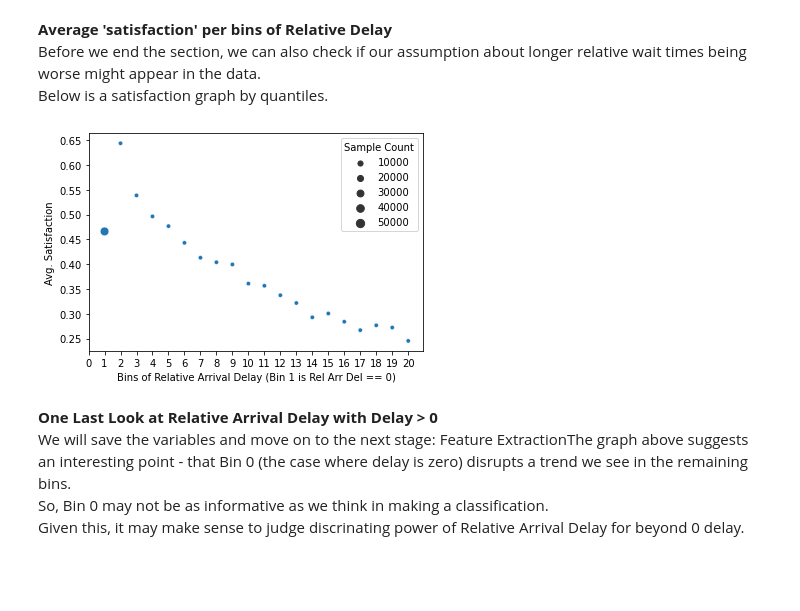
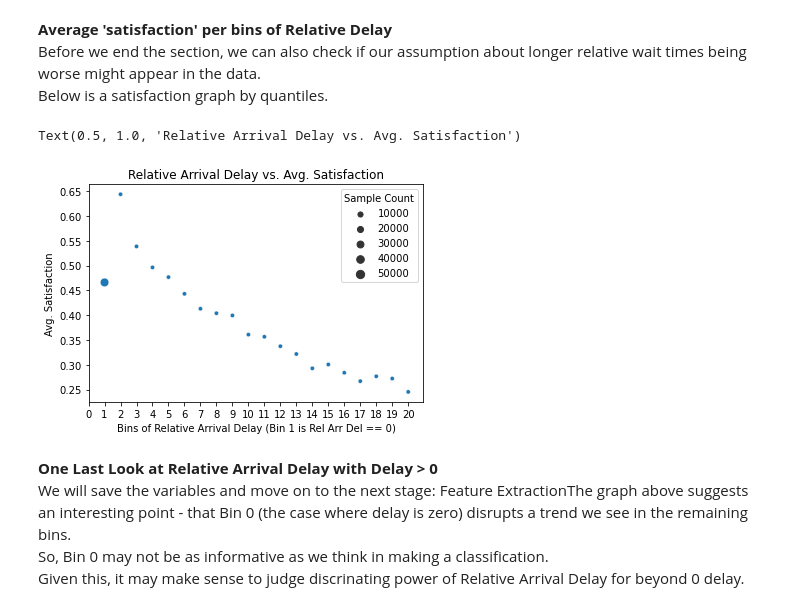
Before and after one commit to artunart/Happier-Passengers, a Jupyter notebook: Happier Passengers - Part 3 - Feature Engineering.ipynb, the cells around one changed output. Drawn from its saved outputs; the diff is of its cells as text; code cells hidden in the pictures; blank space fills up the shorter version.

```diff
--- a/Happier Passengers - Part 3 - Feature Engineering.ipynb
+++ b/Happier Passengers - Part 3 - Feature Engineering.ipynb
@@ -86,27 +81,29 @@ Below is a satisfaction graph by quantiles.
 # %%
 _, bin_pos =  pd.qcut(Rel_Arr_Delay_train[Rel_Arr_Delay_train > 0],
                                          q=19, retbins=True)
 bins = np.insert(bin_pos, 0, -1)
 
 _df = pd.DataFrame({'Rel_Arr_Delay':Rel_Arr_Delay_train,
                     'satisfaction':train_data_final['satisfaction']})
 
 _df['bins'] = pd.cut(_df['Rel_Arr_Delay'], bins=bins,
                      labels = list(range(1,21)))
 
 _df_pivot = _df.pivot_table(index='bins', values=['Rel_Arr_Delay','satisfaction'], aggfunc=['count', 'mean'])
 _df_pivot['Sample Count'] = _df_pivot['count']['satisfaction']
 _df_pivot['Avg. Satisfaction'] = _df_pivot['mean']['satisfaction']
 _df_pivot['Percent Delay'] = _df_pivot['mean']['Rel_Arr_Delay']
 _df_pivot.drop(['count', 'mean'], axis=1, inplace=True)
 _df_pivot.reset_index()
 #print(_df_pivot)
 ax = sns.scatterplot(y='Avg. Satisfaction', x=_df_pivot.index, size='Sample Count', data = _df_pivot)
 ax.set_xticks(range(0,21))
 ax.set_xlabel('Bins of Relative Arrival Delay (Bin 1 is Rel Arr Del == 0)')
 print()
+ax.set_title('Relative Arrival Delay vs. Avg. Satisfaction')
 # %% [output]
+Text(0.5, 1.0, 'Relative Arrival Delay vs. Avg. Satisfaction')
-[figure, old version]
+[figure, new version]
 # %% [markdown]
 **One Last Look at Relative Arrival Delay with Delay > 0**<br/>
 We will save the variables and move on to the next stage: Feature ExtractionThe graph above suggests an interesting point - that Bin 0 (the case where delay is zero) disrupts a trend we see in the remaining bins.<br/>
```
Also changed, not shown: parts of 2 cells of this notebook, 7 other files.
